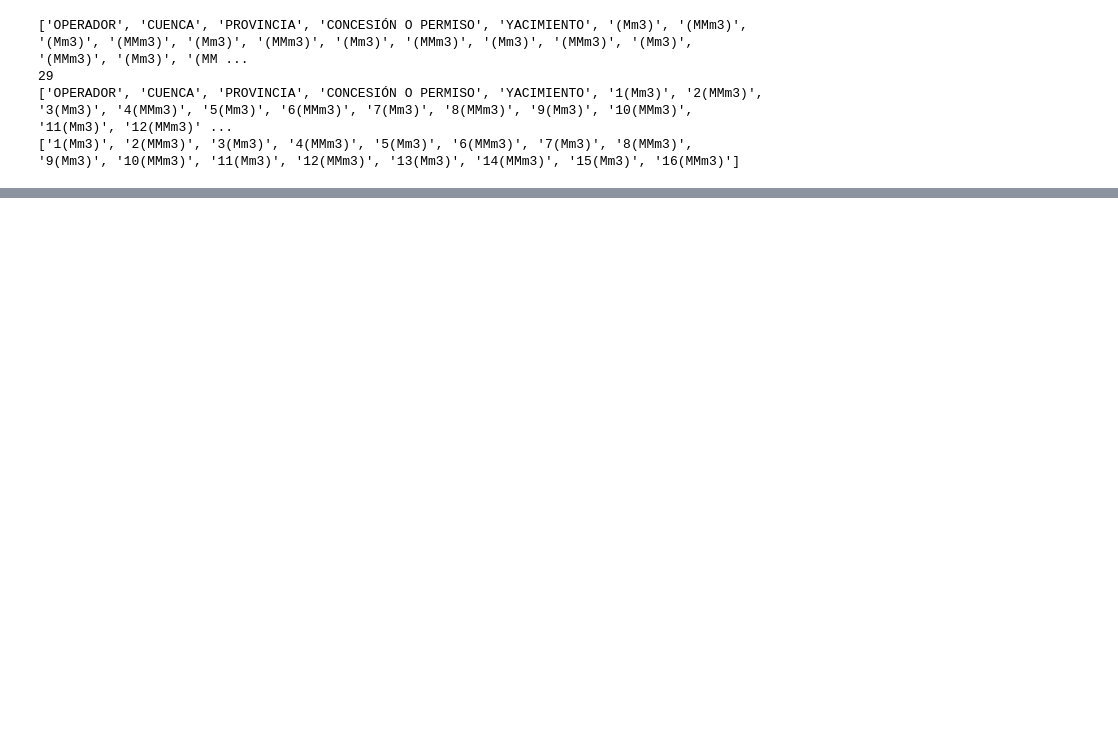
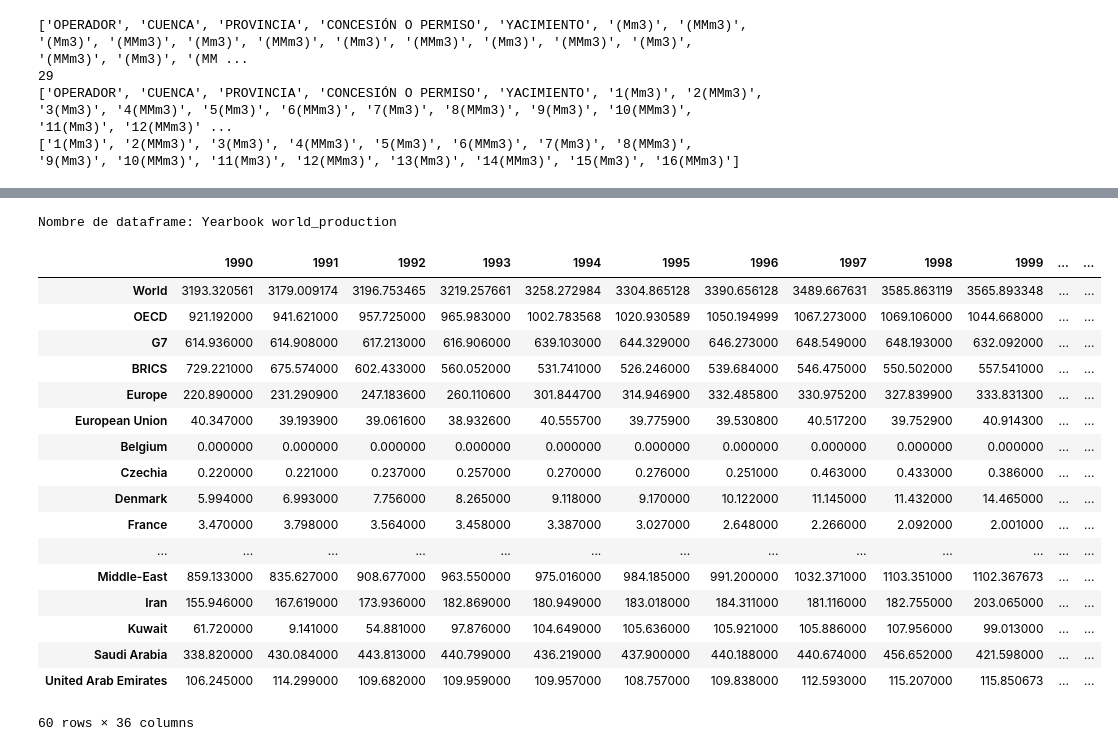
Before and after one commit to No-Country-simulation/c19-108-m-data-bi, a Jupyter notebook: notebooks/tratamiento_ficheros_tabdinamicas.ipynb, the cells around one changed output, grey strips where cells are left out. Saved outputs shown, nothing was run; the diff lists cells and outputs as text; code cells hidden in the pictures; blank space fills up the shorter version.

```diff
--- a/notebooks/tratamiento_ficheros_tabdinamicas.ipynb
+++ b/notebooks/tratamiento_ficheros_tabdinamicas.ipynb
@@ -188,0 +203,22 @@ reservas
+# %%
+r.extraccion_de_tablas('../data/raw/world-production-statistics.xlsx',1,6,'B',66,'AL','world_production')
+# %% [output]
+Nombre de dataframe: Yearbook world_production
+|  | 1990 | 1991 | 1992 | 1993 | 1994 | 1995 | 1996 | 1997 | 1998 | 1999 | ... | ... |
+| World | 3193.320561 | 3179.009174 | 3196.753465 | 3219.257661 | 3258.272984 | 3304.865128 | 3390.656128 | 3489.667631 | 3585.863119 | 3565.893348 | ... | ... |
+| OECD | 921.192000 | 941.621000 | 957.725000 | 965.983000 | 1002.783568 | 1020.930589 | 1050.194999 | 1067.273000 | 1069.106000 | 1044.668000 | ... | ... |
+| G7 | 614.936000 | 614.908000 | 617.213000 | 616.906000 | 639.103000 | 644.329000 | 646.273000 | 648.549000 | 648.193000 | 632.092000 | ... | ... |
+| BRICS | 729.221000 | 675.574000 | 602.433000 | 560.052000 | 531.741000 | 526.246000 | 539.684000 | 546.475000 | 550.502000 | 557.541000 | ... | ... |
+| Europe | 220.890000 | 231.290900 | 247.183600 | 260.110600 | 301.844700 | 314.946900 | 332.485800 | 330.975200 | 327.839900 | 333.831300 | ... | ... |
+| European Union | 40.347000 | 39.193900 | 39.061600 | 38.932600 | 40.555700 | 39.775900 | 39.530800 | 40.517200 | 39.752900 | 40.914300 | ... | ... |
+| Belgium | 0.000000 | 0.000000 | 0.000000 | 0.000000 | 0.000000 | 0.000000 | 0.000000 | 0.000000 | 0.000000 | 0.000000 | ... | ... |
+| Czechia | 0.220000 | 0.221000 | 0.237000 | 0.257000 | 0.270000 | 0.276000 | 0.251000 | 0.463000 | 0.433000 | 0.386000 | ... | ... |
+| Denmark | 5.994000 | 6.993000 | 7.756000 | 8.265000 | 9.118000 | 9.170000 | 10.122000 | 11.145000 | 11.432000 | 14.465000 | ... | ... |
+| France | 3.470000 | 3.798000 | 3.564000 | 3.458000 | 3.387000 | 3.027000 | 2.648000 | 2.266000 | 2.092000 | 2.001000 | ... | ... |
+| ... | ... | ... | ... | ... | ... | ... | ... | ... | ... | ... | ... | ... |
+| Middle-East | 859.133000 | 835.627000 | 908.677000 | 963.550000 | 975.016000 | 984.185000 | 991.200000 | 1032.371000 | 1103.351000 | 1102.367673 | ... | ... |
+| Iran | 155.946000 | 167.619000 | 173.936000 | 182.869000 | 180.949000 | 183.018000 | 184.311000 | 181.116000 | 182.755000 | 203.065000 | ... | ... |
+| Kuwait | 61.720000 | 9.141000 | 54.881000 | 97.876000 | 104.649000 | 105.636000 | 105.921000 | 105.886000 | 107.956000 | 99.013000 | ... | ... |
+| Saudi Arabia | 338.820000 | 430.084000 | 443.813000 | 440.799000 | 436.219000 | 437.900000 | 440.188000 | 440.674000 | 456.652000 | 421.598000 | ... | ... |
+| United Arab Emirates | 106.245000 | 114.299000 | 109.682000 | 109.959000 | 109.957000 | 108.757000 | 109.838000 | 112.593000 | 115.207000 | 115.850673 | ... | ... |
+60 rows × 36 columns
```
Also changed, not shown: parts of 8 cells of this notebook, 5 other files.
